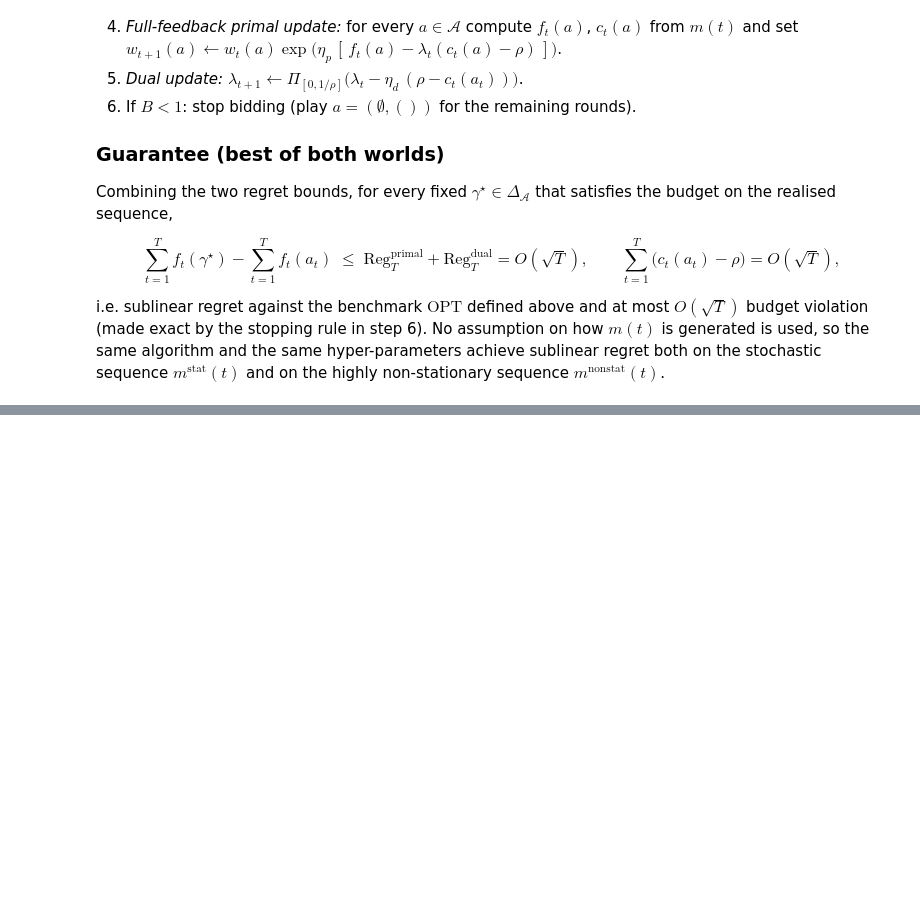
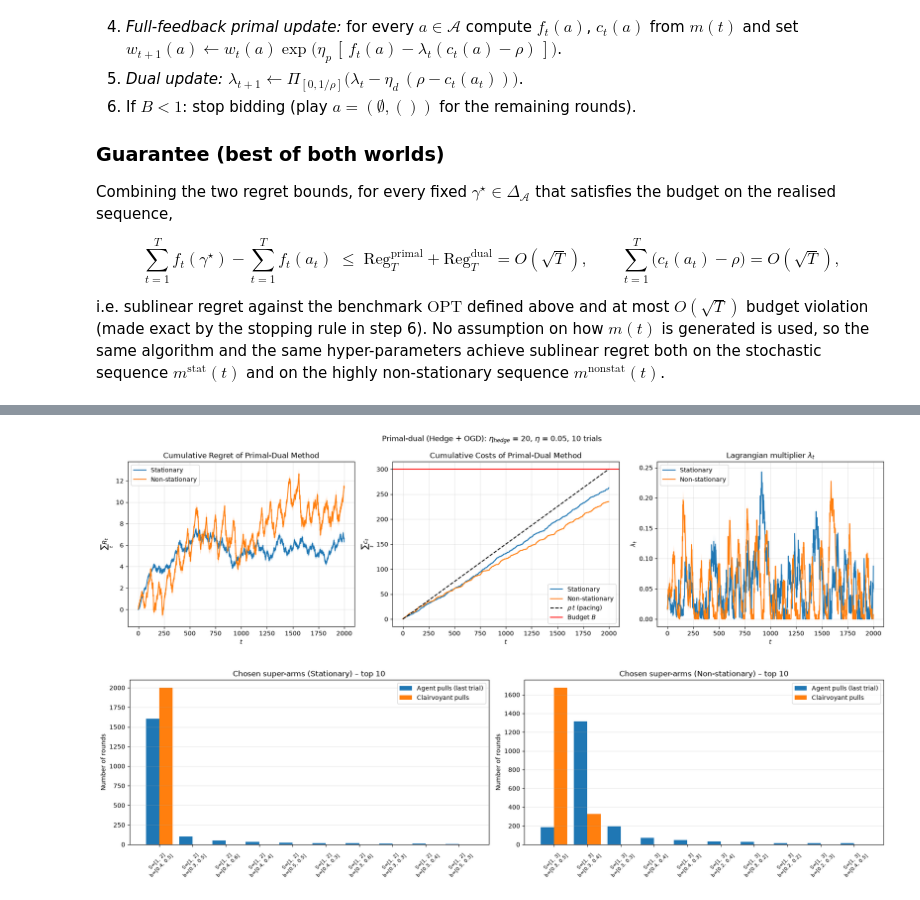
Before and after one commit to poligregni/OnlineLearningApplications2026, a Jupyter notebook: requirement_3.ipynb, the cells around one changed output, grey strips where cells are left out. Drawn from its saved outputs; the diff is of its cells as text; code cells hidden in the pictures; blank space fills up the shorter version.

```diff
--- a/requirement_3.ipynb
+++ b/requirement_3.ipynb
@@ -520,0 +674,80 @@ i.e. sublinear regret against the benchmark $\text{OPT}$ defined above and at mo
+# %%
+## Plots: regret, cumulative cost, lambda, chosen super-arms
+
+rounds = np.arange(T)
+
+fig, axes = plt.subplots(1, 3, figsize=(18, 5))
+
+# --- cumulative regret ---
+for name, r in results.items():
+    mean, std = r["regret"].mean(axis=0), r["regret"].std(axis=0)
+    axes[0].plot(rounds, mean, label=name)
+    axes[0].fill_between(rounds,
+                         mean - std / np.sqrt(n_trials),
+                         mean + std / np.sqrt(n_trials),
+                         alpha=0.3)
+axes[0].set_title("Cumulative Regret of Primal-Dual Method")
+axes[0].set_xlabel("$t$")
+axes[0].set_ylabel("$\\sum_t R_t$")
+
+# --- cumulative cost ---
+for name, r in results.items():
+    mean, std = r["costs"].mean(axis=0), r["costs"].std(axis=0)
+    axes[1].plot(rounds, mean, label=name)
+    axes[1].fill_between(rounds,
+                         mean - std / np.sqrt(n_trials),
+                         mean + std / np.sqrt(n_trials),
+                         alpha=0.3)
+axes[1].plot(rounds, rho * (rounds + 1), "k--", label="$\\rho\\, t$ (pacing)")
+axes[1].axhline(B, color="red", label="Budget $B$")
+axes[1].set_title("Cumulative Costs of Primal-Dual Method")
+axes[1].set_xlabel("$t$")
+axes[1].set_ylabel("$\\sum_t c_t$")
+
+# --- Lagrangian multiplier ---
+for name, r in results.items():
+    mean, std = r["lmbds"].mean(axis=0), r["lmbds"].std(axis=0)
+    axes[2].plot(rounds, mean, label=name)
+    axes[2].fill_between(rounds,
+                         mean - std / np.sqrt(n_trials),
+                         mean + std / np.sqrt(n_trials),
+                         alpha=0.3)
+axes[2].set_title("Lagrangian multiplier $\\lambda_t$")
+axes[2].set_xlabel("$t$")
+axes[2].set_ylabel("$\\lambda_t$")
+
+for ax in axes:
+    ax.legend()
+    ax.grid(alpha=0.3)
+plt.suptitle(f"Primal-dual (Hedge + OGD): $\\eta_{{hedge}}$ = {hedge_eta}, $\\eta$ = {eta}, {n_trials} trials")
+plt.tight_layout()
+plt.show()
+
+# --- chosen super-arms vs clairvoyant (top 10, since |A| is large) ---
+fig, axes = plt.subplots(1, 2, figsize=(18, 5))
+
+for ax, (name, r) in zip(axes, results.items()):
+    clairvoyant = clairvoyant_stat if name == "Stationary" else clairvoyant_nonstat
+    clairvoyant_pulls = clairvoyant.gamma * T
+
+    top = np.argsort(-(r["N_pulls"] + clairvoyant_pulls))[:10]
+    labels = [
+        f"S={[c + 1 for c in super_arms[k][0]]}\nb={[round(float(b), 1) for b in super_arms[k][1]]}"
+        for k in top
+    ]
+    x = np.arange(len(top))
+    width = 0.4
+    ax.bar(x - width / 2, r["N_pulls"][top], width=width, label="Agent pulls (last trial)")
+    ax.bar(x + width / 2, clairvoyant_pulls[top], width=width, label="Clairvoyant pulls")
+    ax.set_xticks(x)
+    ax.set_xticklabels(labels, fontsize=8, rotation=45)
+    ax.set_title(f"Chosen super-arms ({name}) – top 10")
+    ax.set_ylabel("Number of rounds")
+    ax.legend()
+    ax.grid(alpha=0.3, axis="y")
+
+plt.tight_layout()
+plt.show()
+# %% [output]
+[figure, added]
+[figure, added]
```
Also changed, not shown: parts of 4 cells of this notebook.
